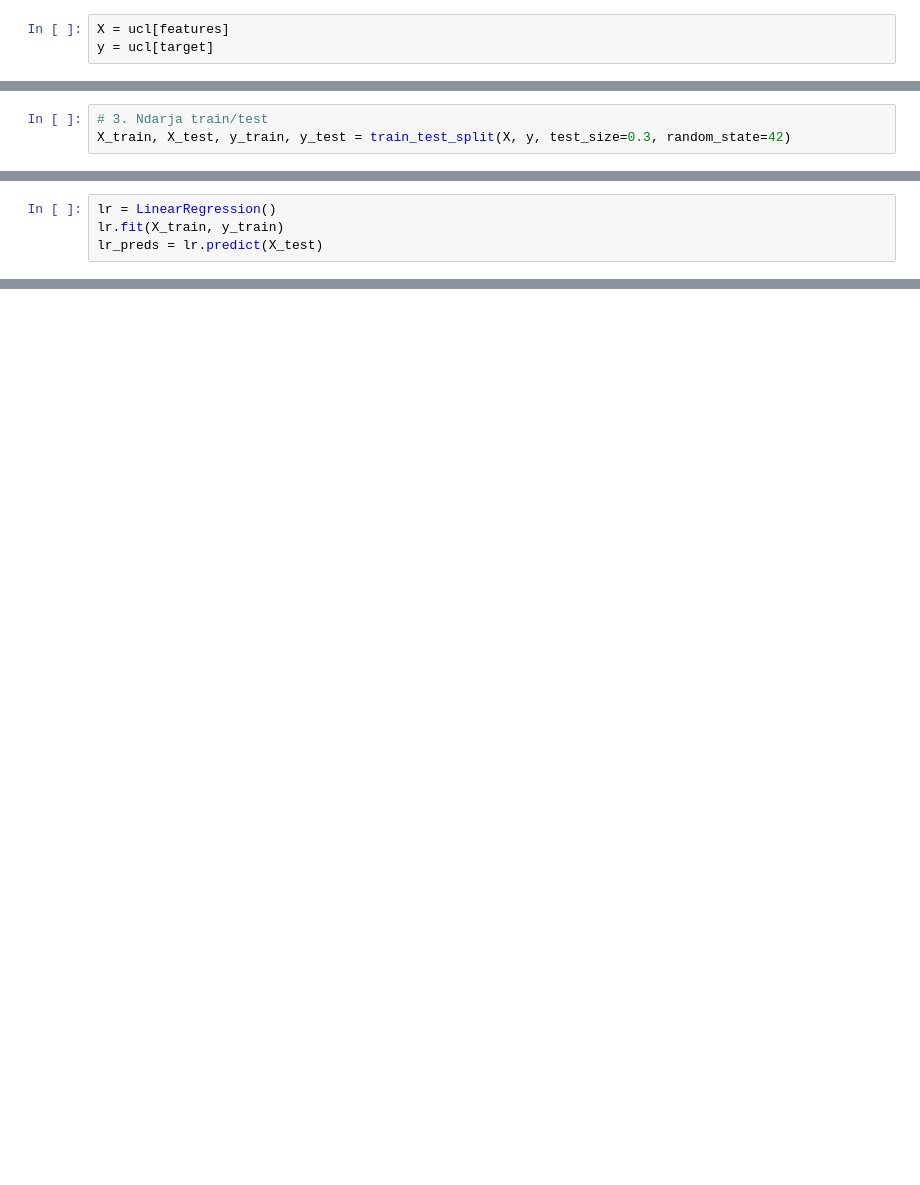
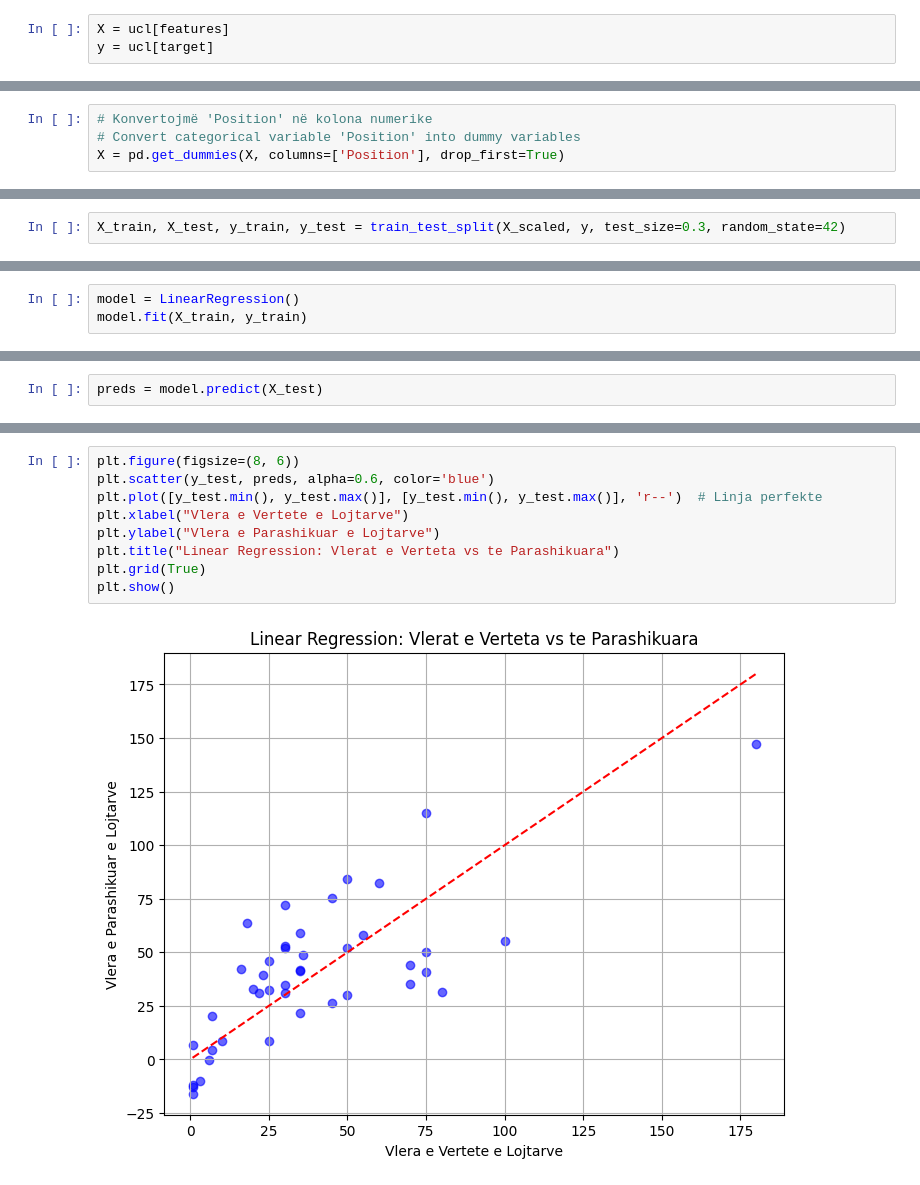
Before and after one commit to ArberKuqi/PythonDataScience_Project, a Jupyter notebook: ChampionsData_Testing/06-testing_ml_r.ipynb, the cells around one changed output, grey strips where cells are left out. Saved outputs shown, nothing was run; the diff lists cells and outputs as text; blank space fills up the shorter version.

```diff
--- a/ChampionsData_Testing/06-testing_ml_r.ipynb
+++ b/ChampionsData_Testing/06-testing_ml_r.ipynb
@@ -22,0 +47,4 @@ y = ucl[target]
+# %%
+# Konvertojmë 'Position' në kolona numerike
+# Convert categorical variable 'Position' into dummy variables
+X = pd.get_dummies(X, columns=['Position'], drop_first=True)
@@ -26,3 +77,2 @@ X_scaled = scaler.fit_transform(X)
 # %%
-# 3. Ndarja train/test
-X_train, X_test, y_train, y_test = train_test_split(X, y, test_size=0.3, random_state=42)
+X_train, X_test, y_train, y_test = train_test_split(X_scaled, y, test_size=0.3, random_state=42)
@@ -29,5 +131,4 @@ X_train, X_test, y_train, y_test = train_test_split(X, y, test_size=0.3, random_
 # %%
-lr = LinearRegression()
-lr.fit(X_train, y_train)
-lr_preds = lr.predict(X_test)
+model = LinearRegression()
+model.fit(X_train, y_train)
 # %% [output]
@@ -34,0 +138,2 @@ ValueError: could not convert string to float: 'Forward'
+# %%
+preds = model.predict(X_test)
@@ -34,0 +157,11 @@ ValueError: could not convert string to float: 'Forward'
+# %%
+plt.figure(figsize=(8, 6))
+plt.scatter(y_test, preds, alpha=0.6, color='blue')
+plt.plot([y_test.min(), y_test.max()], [y_test.min(), y_test.max()], 'r--')  # Linja perfekte
+plt.xlabel("Vlera e Vertete e Lojtarve")
+plt.ylabel("Vlera e Parashikuar e Lojtarve")
+plt.title("Linear Regression: Vlerat e Verteta vs te Parashikuara")
+plt.grid(True)
+plt.show()
+# %% [output]
+[figure, added]
```
Also changed, not shown: parts of 22 cells of this notebook.
